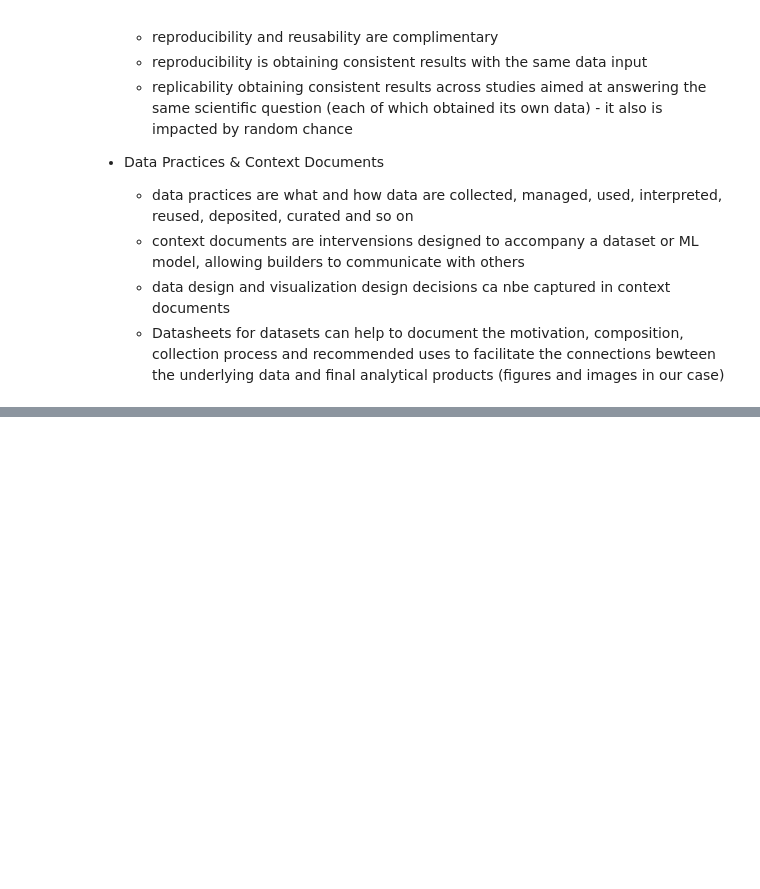
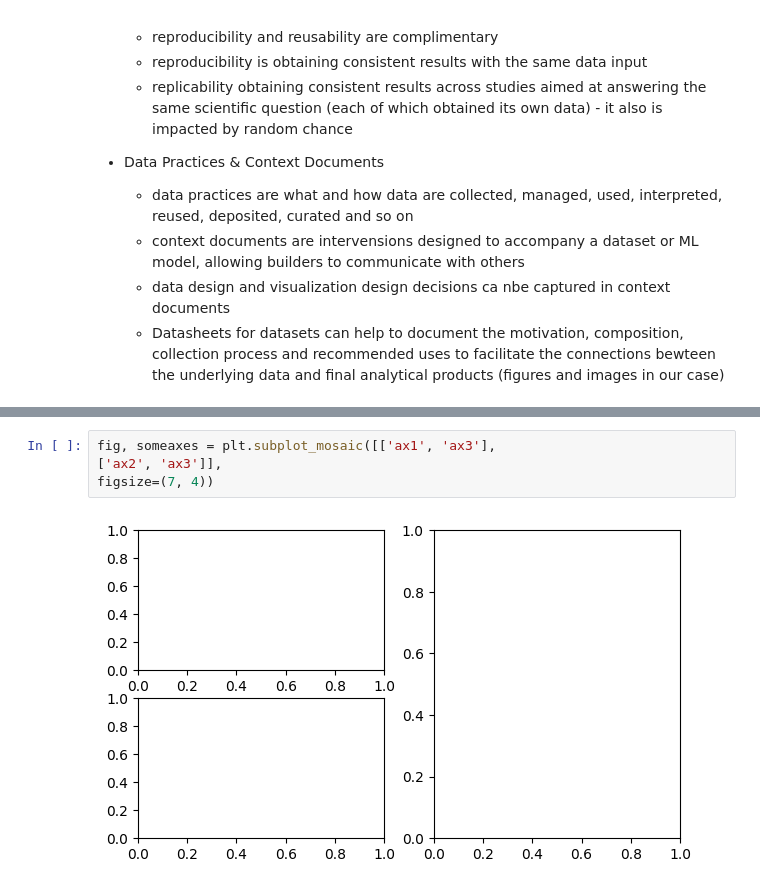
Before and after one commit to dhamijap/visualization, a Jupyter notebook: 02_activities/assignments/participation/assignment-1.ipynb, the cells around one changed output, grey strips where cells are left out. Drawn from its saved outputs; the diff is of its cells as text; blank space fills up the shorter version.

```diff
--- a/02_activities/assignments/participation/assignment-1.ipynb
+++ b/02_activities/assignments/participation/assignment-1.ipynb
@@ -708,0 +825,6 @@ fig.show()
+# %%
+fig, someaxes = plt.subplot_mosaic([['ax1', 'ax3'],
+['ax2', 'ax3']],
+figsize=(7, 4))
+# %% [output]
+[figure, added]
```
Also changed, not shown: parts of 21 cells of this notebook.
